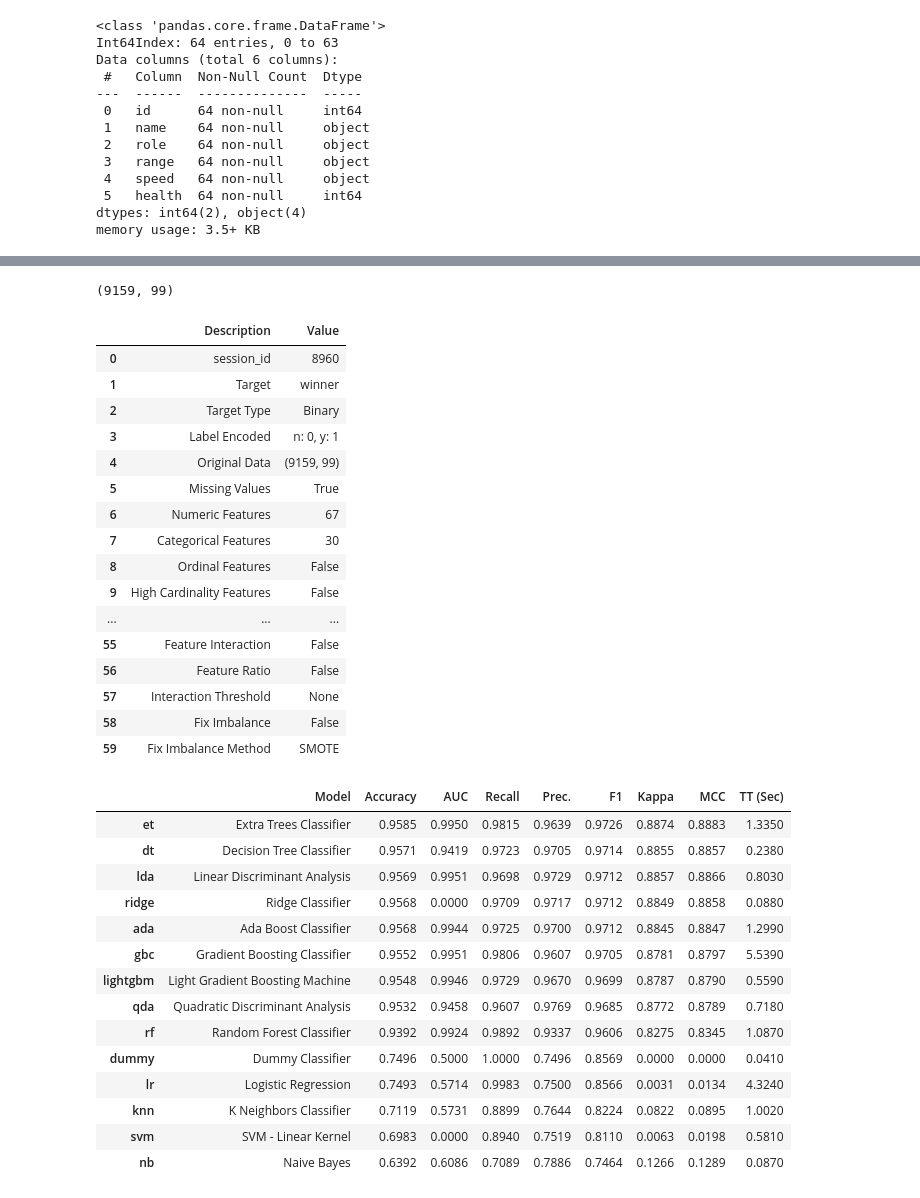
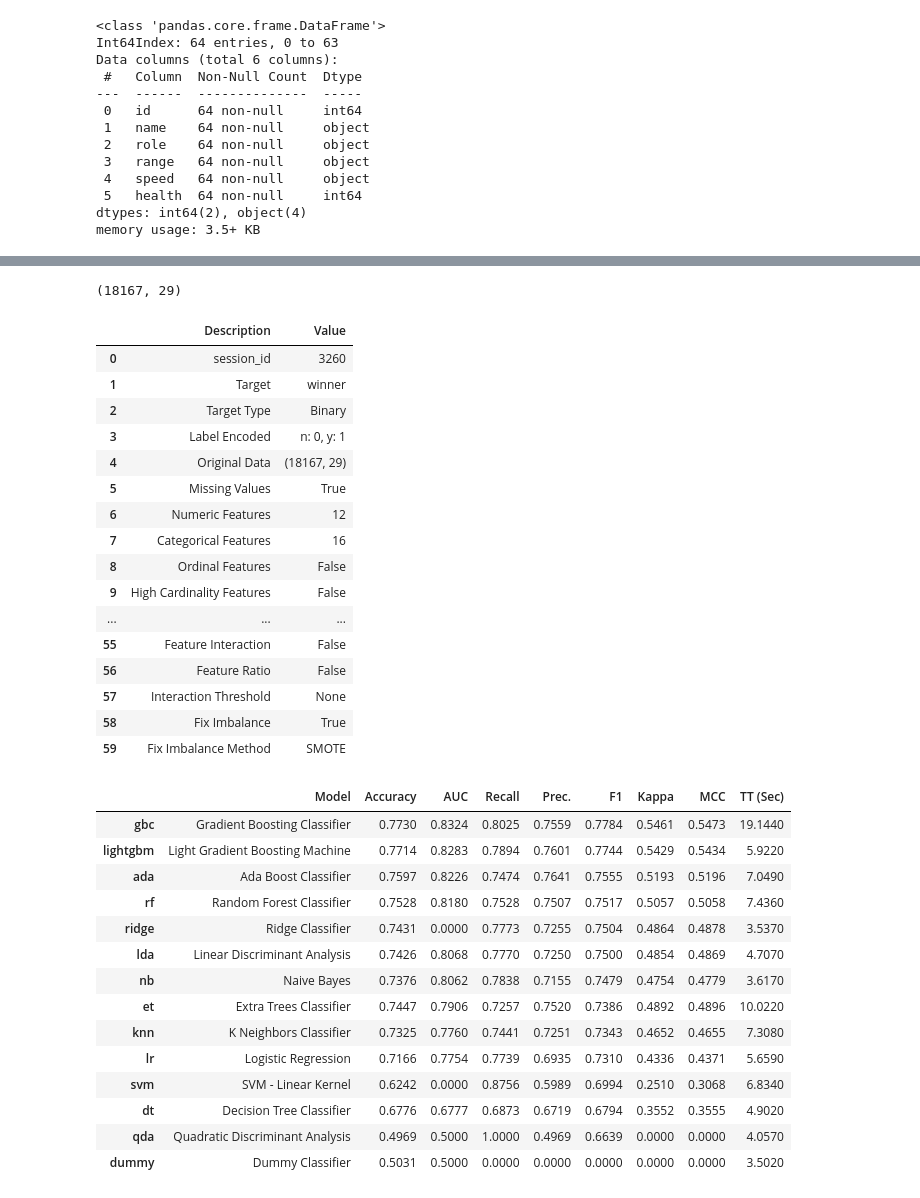
Before and after one commit to aquinteros/BrawlStars_Analytics, a Jupyter notebook: brawlstars_model_ML.ipynb, the cells around one changed output, grey strips where cells are left out. Cells and saved outputs as stored; diff of their text form; code cells hidden in the pictures.

Commit message:
mejoras al modelo de ml

```diff
--- a/brawlstars_model_ML.ipynb
+++ b/brawlstars_model_ML.ipynb
@@ -355,51 +644,58 @@ memory usage: 23.1+ MB
 # %%
-#MODELADO USANDO PYCARET
+# generar set de testing y training
+seed=14644
+
 from sklearn.model_selection import train_test_split
-train, test = train_test_split(battlelogFinal, test_size = 0.7, random_state=42)
+train, test = train_test_split(battlelogProcess, test_size = 0.7, random_state=42, stratify=battlelogProcess['winner'])
 train.shape
 # %% [output]
-(9159, 99)
+(18167, 29)
 # %%
 from pycaret.classification import *
 
-session_1 = setup(data = train, target = 'winner')
+session_1 = setup(
+	data = train,
+	target = 'winner',
+	fix_imbalance = True,
+    feature_selection= True,
+    use_gpu=True)
 # %% [output]
 |  | Description | Value |
-| 0 | session_id | 8960 |
+| 0 | session_id | 3260 |
 | 1 | Target | winner |
 | 2 | Target Type | Binary |
 | 3 | Label Encoded | n: 0, y: 1 |
-| 4 | Original Data | (9159, 99) |
+| 4 | Original Data | (18167, 29) |
 | 5 | Missing Values | True |
-| 6 | Numeric Features | 67 |
-| 7 | Categorical Features | 30 |
+| 6 | Numeric Features | 12 |
+| 7 | Categorical Features | 16 |
 | 8 | Ordinal Features | False |
 | 9 | High Cardinality Features | False |
 | ... | ... | ... |
 | 55 | Feature Interaction | False |
 | 56 | Feature Ratio | False |
 | 57 | Interaction Threshold | None |
-| 58 | Fix Imbalance | False |
+| 58 | Fix Imbalance | True |
 | 59 | Fix Imbalance Method | SMOTE |
 # %%
 #comparación de modelos
-models = compare_models()
+models = compare_models(sort='F1')
 # %% [output]
 |  | Model | Accuracy | AUC | Recall | Prec. | F1 | Kappa | MCC | TT (Sec) |
-| et | Extra Trees Classifier | 0.9585 | 0.9950 | 0.9815 | 0.9639 | 0.9726 | 0.8874 | 0.8883 | 1.3350 |
-| dt | Decision Tree Classifier | 0.9571 | 0.9419 | 0.9723 | 0.9705 | 0.9714 | 0.8855 | 0.8857 | 0.2380 |
-| lda | Linear Discriminant Analysis | 0.9569 | 0.9951 | 0.9698 | 0.9729 | 0.9712 | 0.8857 | 0.8866 | 0.8030 |
-| ridge | Ridge Classifier | 0.9568 | 0.0000 | 0.9709 | 0.9717 | 0.9712 | 0.8849 | 0.8858 | 0.0880 |
-| ada | Ada Boost Classifier | 0.9568 | 0.9944 | 0.9725 | 0.9700 | 0.9712 | 0.8845 | 0.8847 | 1.2990 |
-| gbc | Gradient Boosting Classifier | 0.9552 | 0.9951 | 0.9806 | 0.9607 | 0.9705 | 0.8781 | 0.8797 | 5.5390 |
-| lightgbm | Light Gradient Boosting Machine | 0.9548 | 0.9946 | 0.9729 | 0.9670 | 0.9699 | 0.8787 | 0.8790 | 0.5590 |
-| qda | Quadratic Discriminant Analysis | 0.9532 | 0.9458 | 0.9607 | 0.9769 | 0.9685 | 0.8772 | 0.8789 | 0.7180 |
-| rf | Random Forest Classifier | 0.9392 | 0.9924 | 0.9892 | 0.9337 | 0.9606 | 0.8275 | 0.8345 | 1.0870 |
-| dummy | Dummy Classifier | 0.7496 | 0.5000 | 1.0000 | 0.7496 | 0.8569 | 0.0000 | 0.0000 | 0.0410 |
-| lr | Logistic Regression | 0.7493 | 0.5714 | 0.9983 | 0.7500 | 0.8566 | 0.0031 | 0.0134 | 4.3240 |
-| knn | K Neighbors Classifier | 0.7119 | 0.5731 | 0.8899 | 0.7644 | 0.8224 | 0.0822 | 0.0895 | 1.0020 |
-| svm | SVM - Linear Kernel | 0.6983 | 0.0000 | 0.8940 | 0.7519 | 0.8110 | 0.0063 | 0.0198 | 0.5810 |
-| nb | Naive Bayes | 0.6392 | 0.6086 | 0.7089 | 0.7886 | 0.7464 | 0.1266 | 0.1289 | 0.0870 |
+| gbc | Gradient Boosting Classifier | 0.7730 | 0.8324 | 0.8025 | 0.7559 | 0.7784 | 0.5461 | 0.5473 | 19.1440 |
+| lightgbm | Light Gradient Boosting Machine | 0.7714 | 0.8283 | 0.7894 | 0.7601 | 0.7744 | 0.5429 | 0.5434 | 5.9220 |
+| ada | Ada Boost Classifier | 0.7597 | 0.8226 | 0.7474 | 0.7641 | 0.7555 | 0.5193 | 0.5196 | 7.0490 |
+| rf | Random Forest Classifier | 0.7528 | 0.8180 | 0.7528 | 0.7507 | 0.7517 | 0.5057 | 0.5058 | 7.4360 |
+| ridge | Ridge Classifier | 0.7431 | 0.0000 | 0.7773 | 0.7255 | 0.7504 | 0.4864 | 0.4878 | 3.5370 |
+| lda | Linear Discriminant Analysis | 0.7426 | 0.8068 | 0.7770 | 0.7250 | 0.7500 | 0.4854 | 0.4869 | 4.7070 |
+| nb | Naive Bayes | 0.7376 | 0.8062 | 0.7838 | 0.7155 | 0.7479 | 0.4754 | 0.4779 | 3.6170 |
+| et | Extra Trees Classifier | 0.7447 | 0.7906 | 0.7257 | 0.7520 | 0.7386 | 0.4892 | 0.4896 | 10.0220 |
+| knn | K Neighbors Classifier | 0.7325 | 0.7760 | 0.7441 | 0.7251 | 0.7343 | 0.4652 | 0.4655 | 7.3080 |
+| lr | Logistic Regression | 0.7166 | 0.7754 | 0.7739 | 0.6935 | 0.7310 | 0.4336 | 0.4371 | 5.6590 |
+| svm | SVM - Linear Kernel | 0.6242 | 0.0000 | 0.8756 | 0.5989 | 0.6994 | 0.2510 | 0.3068 | 6.8340 |
+| dt | Decision Tree Classifier | 0.6776 | 0.6777 | 0.6873 | 0.6719 | 0.6794 | 0.3552 | 0.3555 | 4.9020 |
+| qda | Quadratic Discriminant Analysis | 0.4969 | 0.5000 | 1.0000 | 0.4969 | 0.6639 | 0.0000 | 0.0000 | 4.0570 |
+| dummy | Dummy Classifier | 0.5031 | 0.5000 | 0.0000 | 0.0000 | 0.0000 | 0.0000 | 0.0000 | 3.5020 |
 # %%
 # creando modelos para el estimador escogido
 lightgbm = create_model('lightgbm')
```
Also changed, not shown: parts of 25 cells of this notebook, 12 other files.
